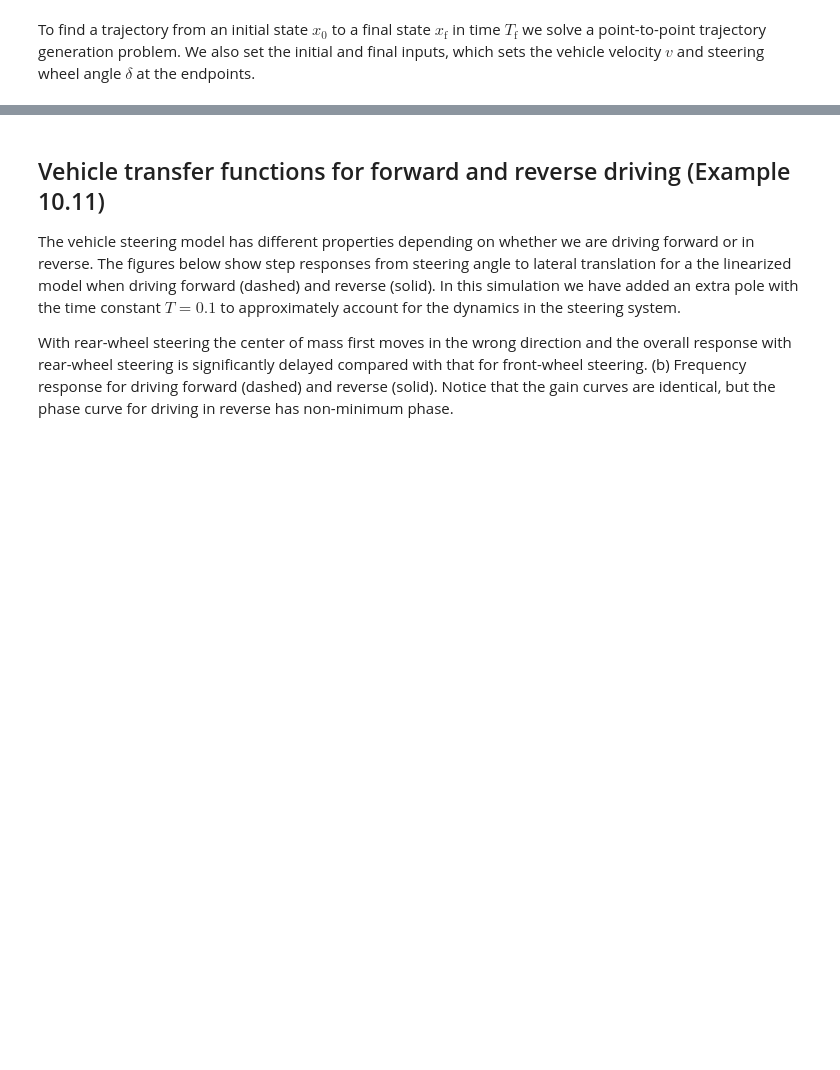
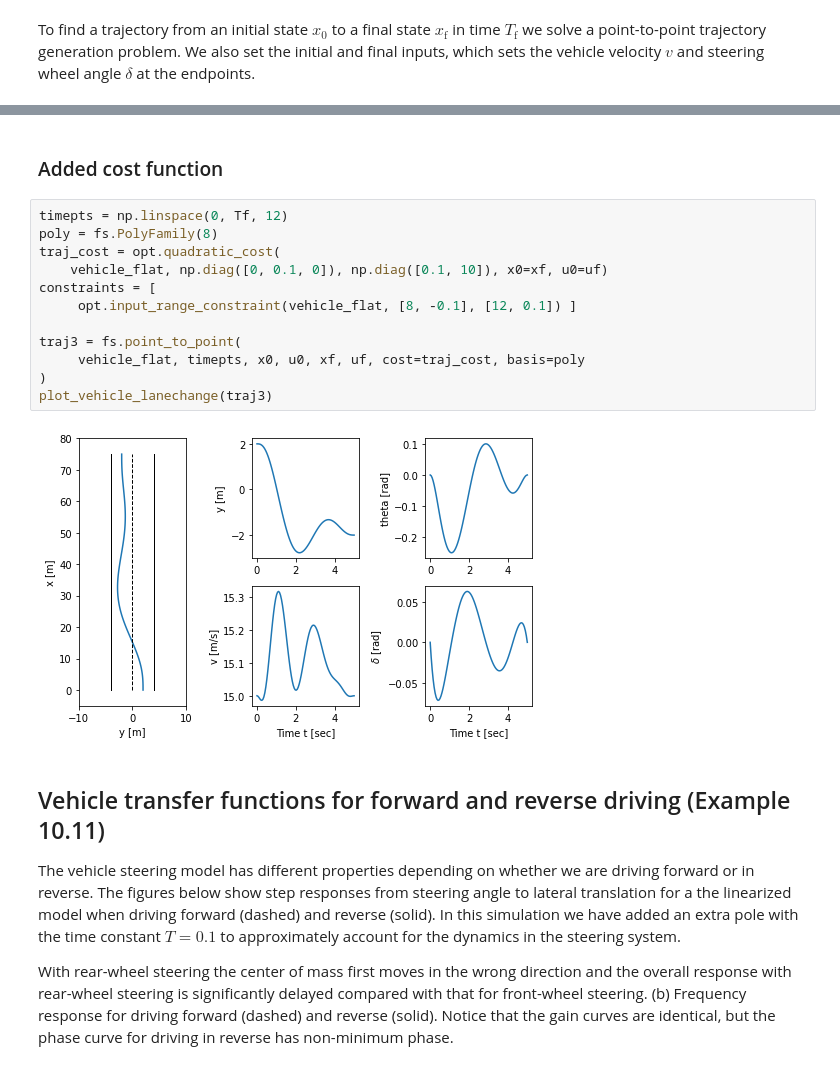
Before and after one commit to python-control/python-control, a Jupyter notebook: examples/steering.ipynb, the cells around one changed output, grey strips where cells are left out. Saved outputs shown, nothing was run; the diff lists cells and outputs as text; blank space fills up the shorter version.

```diff
--- a/examples/steering.ipynb
+++ b/examples/steering.ipynb
@@ -553,3 +487,19 @@ plt.tight_layout()
+# %% [markdown]
+###  Added cost function
+# %%
+timepts = np.linspace(0, Tf, 12)
+poly = fs.PolyFamily(8)
+traj_cost = opt.quadratic_cost(
+    vehicle_flat, np.diag([0, 0.1, 0]), np.diag([0.1, 10]), x0=xf, u0=uf)
+constraints = [
+     opt.input_range_constraint(vehicle_flat, [8, -0.1], [12, 0.1]) ]
+
+traj3 = fs.point_to_point(
+     vehicle_flat, timepts, x0, u0, xf, uf, cost=traj_cost, basis=poly
+)
+plot_vehicle_lanechange(traj3)
+# %% [output]
+[figure, added]
 # %% [markdown]
 ## Vehicle transfer functions for forward and reverse driving (Example 10.11)
 
```
Also changed, not shown: parts of 14 cells of this notebook, 8 other files.
